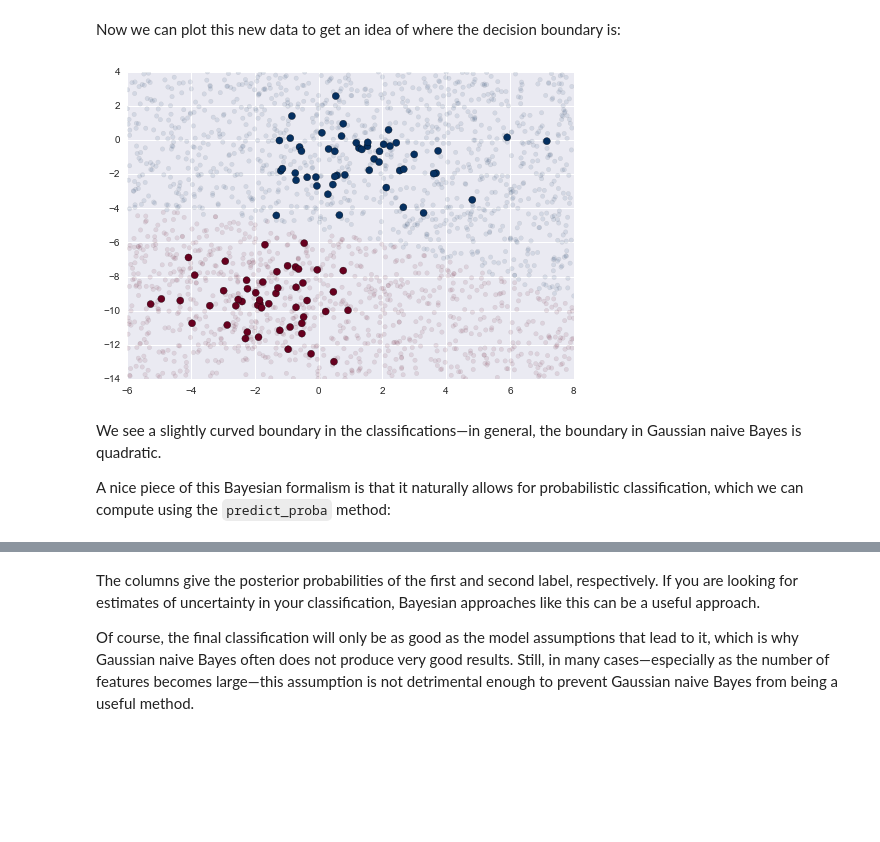
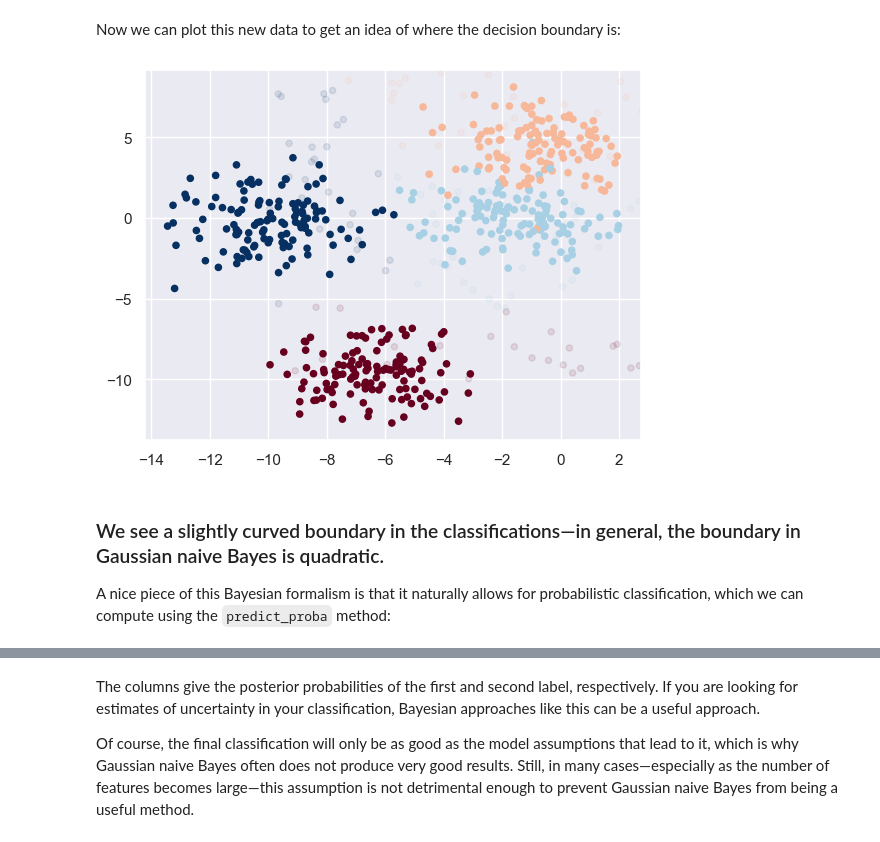
Before and after one commit to SamCull/DataScience, a Jupyter notebook: Notebooks/Naive-Bayes.ipynb, the cells around one changed output, grey strips where cells are left out. Drawn from its saved outputs; the diff is of its cells as text; code cells hidden in the pictures; blank space fills up the shorter version.

Commit message:
Updated Notebook - changing data parameters

```diff
--- a/Notebooks/Naive-Bayes.ipynb
+++ b/Notebooks/Naive-Bayes.ipynb
@@ -60,6 +107,6 @@ In this classifier, the assumption is that *data from each label is drawn from a
 Imagine that you have the following data:
 # %%
 from sklearn.datasets import make_blobs
-X, y = make_blobs(100, 2, centers=2, random_state=2, cluster_std=1.5)
-plt.scatter(X[:, 0], X[:, 1], c=y, s=50, cmap='RdBu');
+X, y = make_blobs(500, 2, centers=4, random_state=11, cluster_std=1.5)
+plt.scatter(X[:, 0], X[:, 1], c=y, s=10, cmap='RdBu');
 # %% [output]
@@ -83,20 +130,20 @@ model.fit(X, y);
 # %% [markdown]
 Now let's generate some new data and predict the label:
 # %%
-rng = np.random.RandomState(0)
-Xnew = [-6, -14] + [14, 18] * rng.rand(2000, 2)
+rng = np.random.RandomState(52)
+Xnew = [-10, -10] + [20, 28] * rng.rand(300, 2)
 ynew = model.predict(Xnew)
 # %% [markdown]
 Now we can plot this new data to get an idea of where the decision boundary is:
 # %%
-plt.scatter(X[:, 0], X[:, 1], c=y, s=50, cmap='RdBu')
+plt.scatter(X[:, 0], X[:, 1], c=y, s=20, cmap='RdBu')
 lim = plt.axis()
-plt.scatter(Xnew[:, 0], Xnew[:, 1], c=ynew, s=20, cmap='RdBu', alpha=0.1)
+plt.scatter(Xnew[:, 0], Xnew[:, 1], c=ynew, s=20, cmap='RdBu', alpha=0.1, label='New Data')
 plt.axis(lim);
 # %% [output]
-[figure, old version]
+[figure, new version]
 # %% [markdown]
-We see a slightly curved boundary in the classifications—in general, the boundary in Gaussian naive Bayes is quadratic.
+### We see a slightly curved boundary in the classifications—in general, the boundary in Gaussian naive Bayes is quadratic.
 
 A nice piece of this Bayesian formalism is that it naturally allows for probabilistic classification, which we can compute using the ``predict_proba`` method:
 # %%
```
Also changed, not shown: parts of 3 cells of this notebook.
